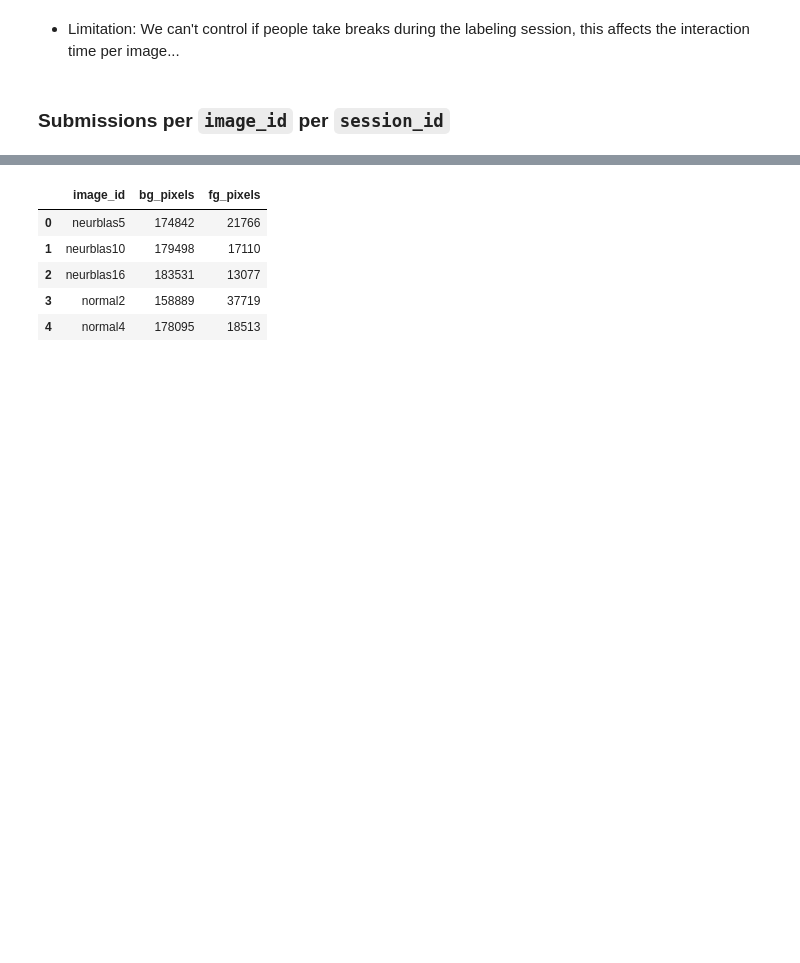
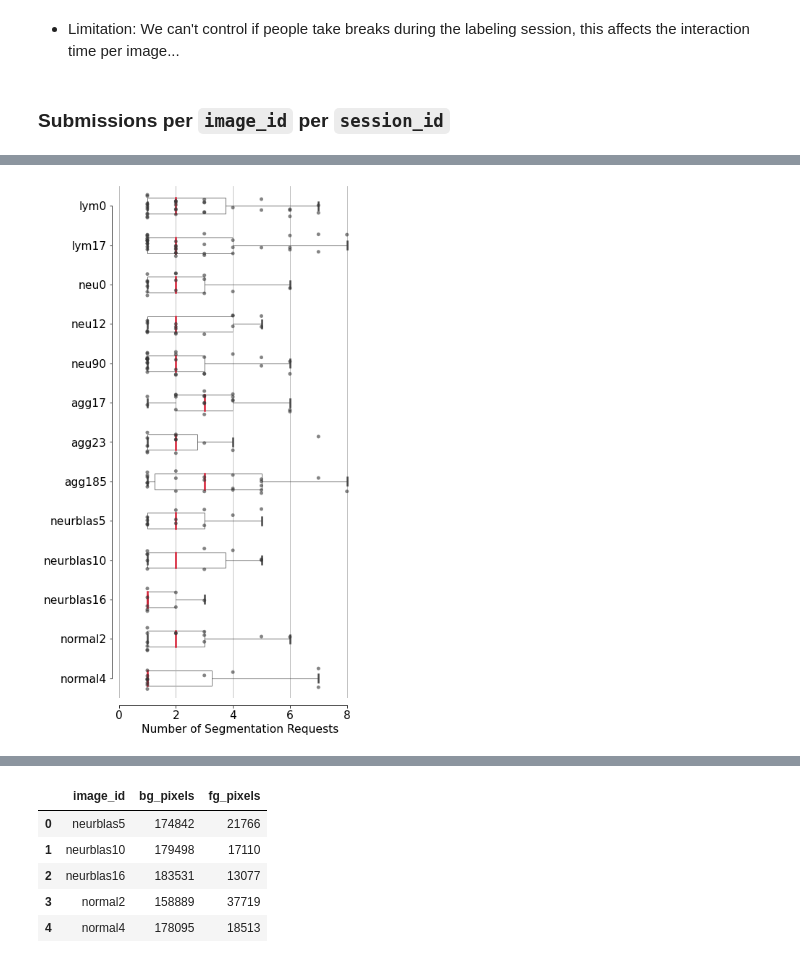
Before and after one commit to soupwaylee/masters-thesis-grabcut-cp-evaluation, a Jupyter notebook: interaction_eval.ipynb, the cells around one changed output, grey strips where cells are left out. Saved outputs shown, nothing was run; the diff lists cells and outputs as text; code cells hidden in the pictures; blank space fills up the shorter version.

```diff
--- a/interaction_eval.ipynb
+++ b/interaction_eval.ipynb
@@ -250,0 +290,30 @@ See the caveats in the documentation: https://pandas.pydata.org/pandas-docs/stab
+# %%
+# sns.set_style("ticks")
+sns.set_style({
+    'xtick.top': False,
+    'ytick.right': False,
+})
+
+f, ax = plt.subplots(figsize=(6, 13))
+
+PROPS = {
+    'boxprops':{'facecolor':'none'},
+    'medianprops':{'color':'#d71c33', 'linewidth': 2.5},
+    # 'whiskerprops':{'linewidth': 2.5},
+    'capprops':{'linewidth': 2.5}
+}
+
+b = sns.boxplot(y='image_id', x='total_submissions', data=df_submissions_per_image_per_session, showfliers = False, width=.4, linewidth=0.75, whis=1.8, **PROPS)
+
+sns.stripplot(y='image_id', x='total_submissions', data=df_submissions_per_image_per_session, size=5, color=".2", alpha=.6, jitter=0.3)
+
+ax.xaxis.grid(True)
+ax.set(xlabel="Number of Segmentation Requests")
+ax.set(ylabel="")
+ax.set_xlim([0, 8.5])
+sns.despine(offset=10, trim=True)
+# plt.xticks(rotation=15)
+
+plt.savefig(f"plots/submissions.png", bbox_inches='tight')
+# %% [output]
+[figure, added]
```
Also changed, not shown: parts of 30 cells of this notebook, 4 other files.
